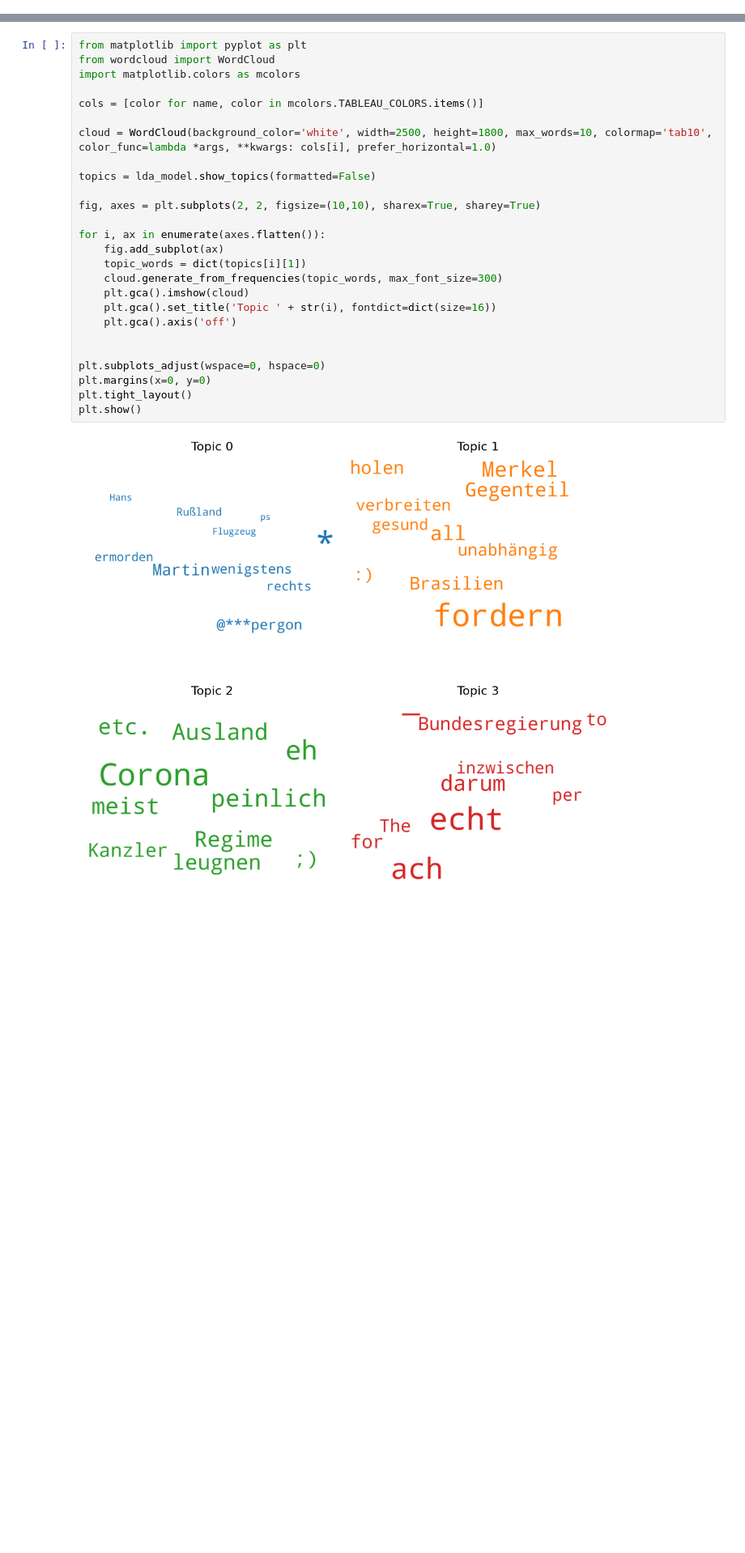
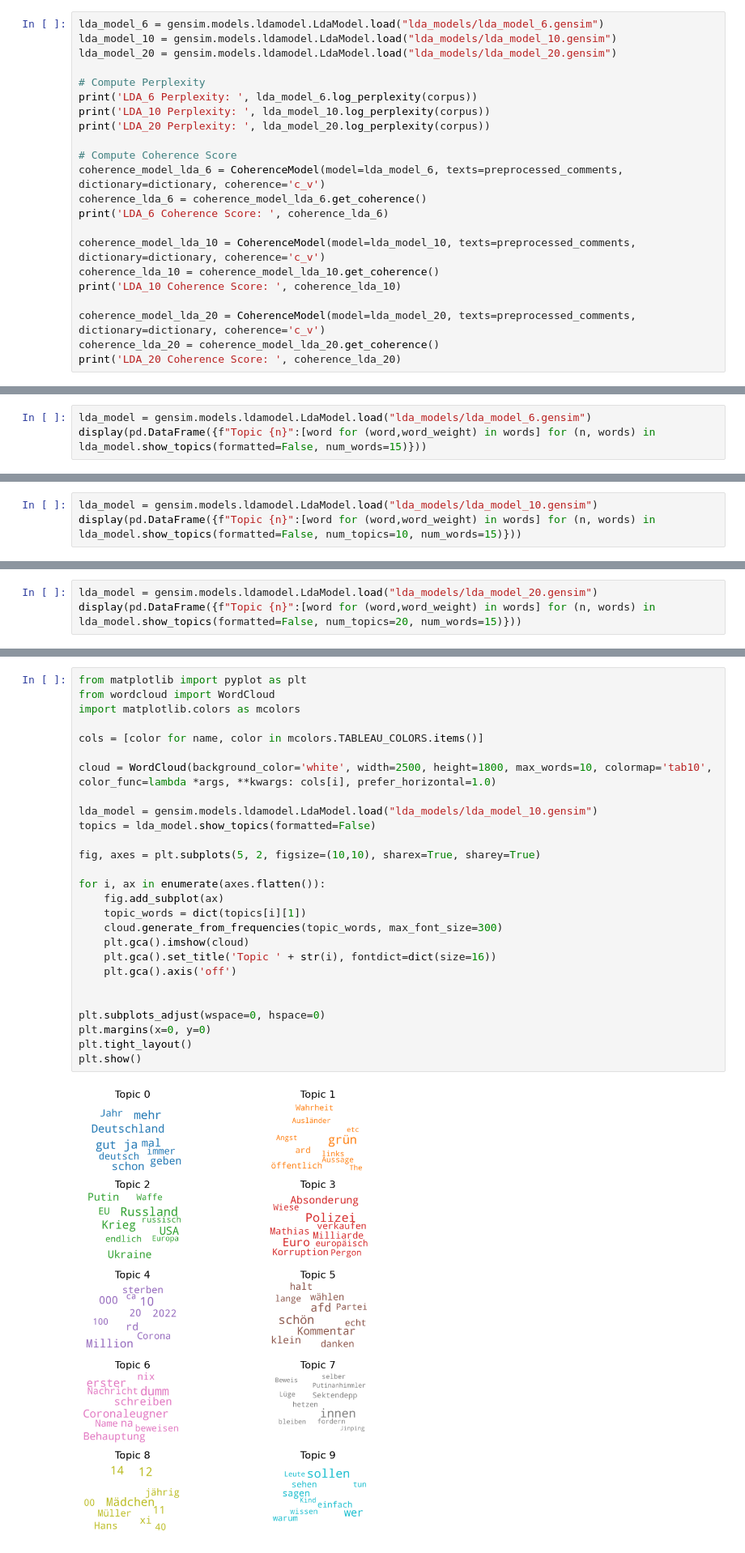
Before and after one commit to Niklas-23/ccs-tagesschau-comments, a Jupyter notebook: ccs-project/topic_model.ipynb, the cells around one changed output, grey strips where cells are left out. Shown at 81% size. Saved outputs shown, nothing was run; the diff lists cells and outputs as text; blank space fills up the shorter version.

Commit message:
update topic modeling and dictionary analysis

```diff
--- a/ccs-project/topic_model.ipynb
+++ b/ccs-project/topic_model.ipynb
@@ -179,0 +115,22 @@ Topic 19:
+# %%
+lda_model_6 = gensim.models.ldamodel.LdaModel.load("lda_models/lda_model_6.gensim")
+lda_model_10 = gensim.models.ldamodel.LdaModel.load("lda_models/lda_model_10.gensim")
+lda_model_20 = gensim.models.ldamodel.LdaModel.load("lda_models/lda_model_20.gensim")
+
+# Compute Perplexity
+print('LDA_6 Perplexity: ', lda_model_6.log_perplexity(corpus))
+print('LDA_10 Perplexity: ', lda_model_10.log_perplexity(corpus))
+print('LDA_20 Perplexity: ', lda_model_20.log_perplexity(corpus))
+
+# Compute Coherence Score
+coherence_model_lda_6 = CoherenceModel(model=lda_model_6, texts=preprocessed_comments, dictionary=dictionary, coherence='c_v')
+coherence_lda_6 = coherence_model_lda_6.get_coherence()
+print('LDA_6 Coherence Score: ', coherence_lda_6)
+
+coherence_model_lda_10 = CoherenceModel(model=lda_model_10, texts=preprocessed_comments, dictionary=dictionary, coherence='c_v')
+coherence_lda_10 = coherence_model_lda_10.get_coherence()
+print('LDA_10 Coherence Score: ', coherence_lda_10)
+
+coherence_model_lda_20 = CoherenceModel(model=lda_model_20, texts=preprocessed_comments, dictionary=dictionary, coherence='c_v')
+coherence_lda_20 = coherence_model_lda_20.get_coherence()
+print('LDA_20 Coherence Score: ', coherence_lda_20)
@@ -179,0 +144,3 @@ Topic 19:
+# %%
+lda_model = gensim.models.ldamodel.LdaModel.load("lda_models/lda_model_6.gensim")
+display(pd.DataFrame({f"Topic {n}":[word for (word,word_weight) in words] for (n, words) in lda_model.show_topics(formatted=False, num_words=15)}))
@@ -179,0 +164,3 @@ Topic 19:
+# %%
+lda_model = gensim.models.ldamodel.LdaModel.load("lda_models/lda_model_10.gensim")
+display(pd.DataFrame({f"Topic {n}":[word for (word,word_weight) in words] for (n, words) in lda_model.show_topics(formatted=False, num_topics=10, num_words=15)}))
@@ -179,0 +184,3 @@ Topic 19:
+# %%
+lda_model = gensim.models.ldamodel.LdaModel.load("lda_models/lda_model_20.gensim")
+display(pd.DataFrame({f"Topic {n}":[word for (word,word_weight) in words] for (n, words) in lda_model.show_topics(formatted=False, num_topics=20, num_words=15)}))
@@ -180,28 +204,29 @@ Topic 19:
 # %%
 from matplotlib import pyplot as plt
 from wordcloud import WordCloud
 import matplotlib.colors as mcolors
 
 cols = [color for name, color in mcolors.TABLEAU_COLORS.items()]
 
 cloud = WordCloud(background_color='white', width=2500, height=1800, max_words=10, colormap='tab10', color_func=lambda *args, **kwargs: cols[i], prefer_horizontal=1.0)
 
+lda_model = gensim.models.ldamodel.LdaModel.load("lda_models/lda_model_10.gensim")
 topics = lda_model.show_topics(formatted=False)
 
-fig, axes = plt.subplots(2, 2, figsize=(10,10), sharex=True, sharey=True)
+fig, axes = plt.subplots(5, 2, figsize=(10,10), sharex=True, sharey=True)
 
 for i, ax in enumerate(axes.flatten()):
     fig.add_subplot(ax)
     topic_words = dict(topics[i][1])
     cloud.generate_from_frequencies(topic_words, max_font_size=300)
     plt.gca().imshow(cloud)
     plt.gca().set_title('Topic ' + str(i), fontdict=dict(size=16))
     plt.gca().axis('off')
 
 
 plt.subplots_adjust(wspace=0, hspace=0)
 plt.margins(x=0, y=0)
 plt.tight_layout()
 plt.show()
 # %% [output]
-[figure, old version]
+[figure, new version]
```
Also changed, not shown: parts of 15 cells of this notebook, 1 other file.
